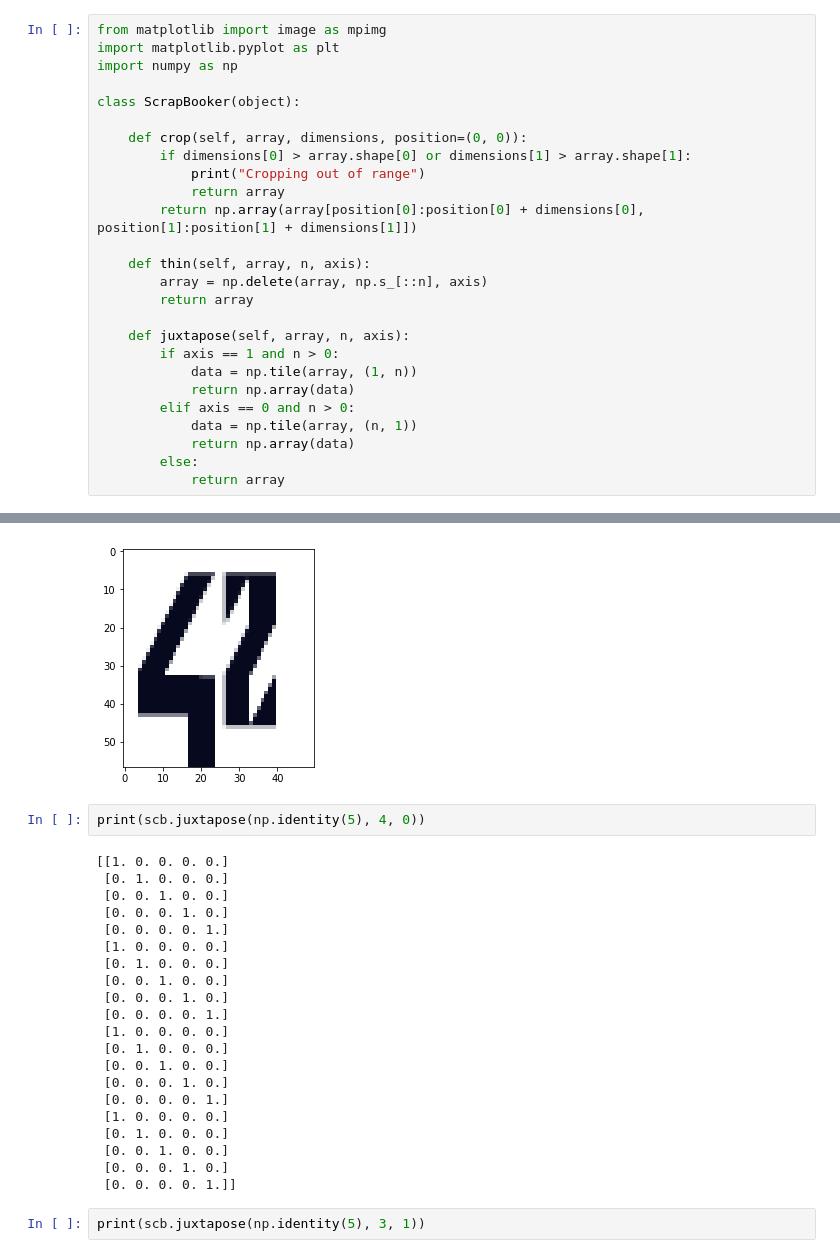
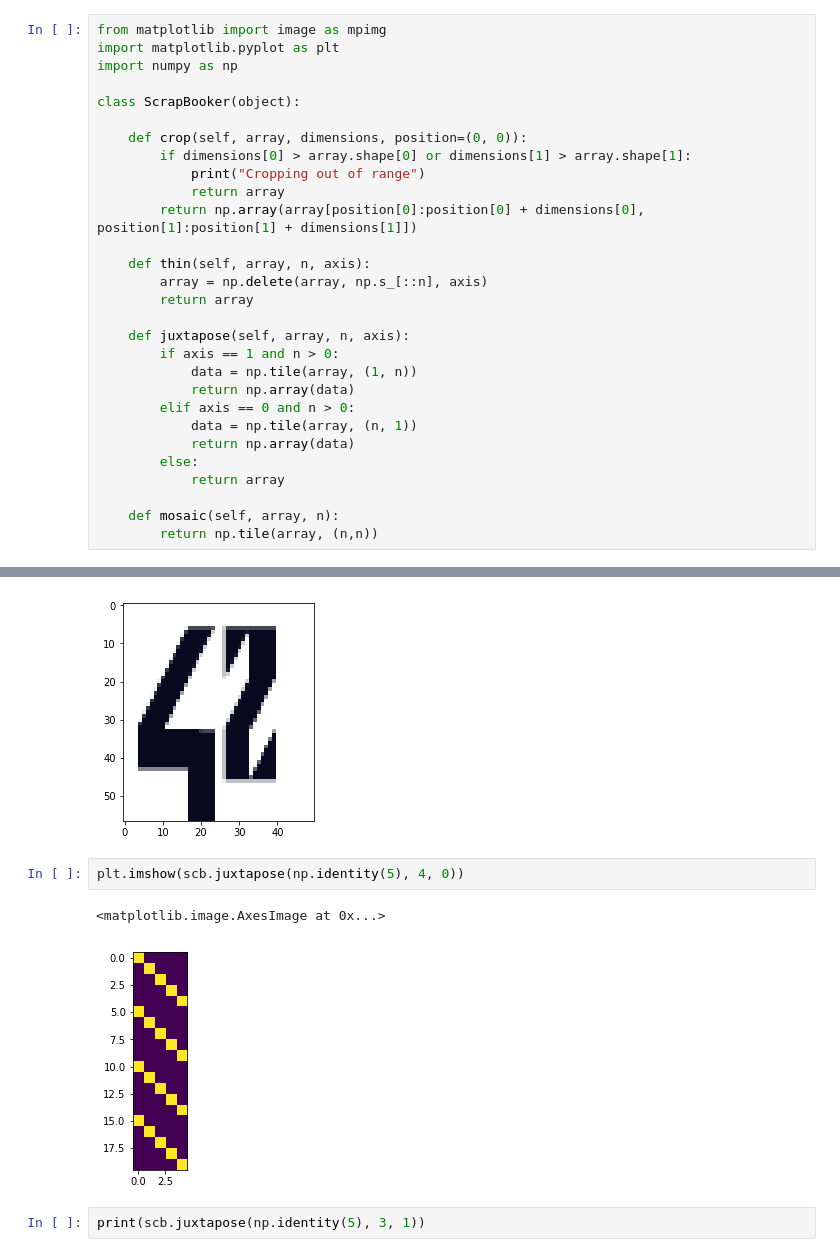
Before and after one commit to d-r-e/bootcamp_python, a Jupyter notebook: day03/ex02/ScrapBooker.ipynb, the cells around one changed output, grey strips where cells are left out. Saved outputs shown, nothing was run; the diff lists cells and outputs as text.

Commit message:
Image manipulation algorithms

```diff
--- a/day03/ex02/ScrapBooker.ipynb
+++ b/day03/ex02/ScrapBooker.ipynb
@@ -24,6 +24,9 @@ class ScrapBooker(object):
             return np.array(data)
         else:
             return array
+
+    def mosaic(self, array, n):
+        return np.tile(array, (n,n))
 # %%
 scb = ScrapBooker()
 data = mpimg.imread("../../assets/logo_v4_noir.png")
@@ -73,28 +76,10 @@ plt.imshow(scb.thin(cropped, 2, 1))
 <matplotlib.image.AxesImage at 0x...>
 [figure]
 # %%
-print(scb.juxtapose(np.identity(5), 4, 0))
+plt.imshow(scb.juxtapose(np.identity(5), 4, 0))
 # %% [output]
-[[1. 0. 0. 0. 0.]
- [0. 1. 0. 0. 0.]
- [0. 0. 1. 0. 0.]
- [0. 0. 0. 1. 0.]
- [0. 0. 0. 0. 1.]
- [1. 0. 0. 0. 0.]
- [0. 1. 0. 0. 0.]
- [0. 0. 1. 0. 0.]
- [0. 0. 0. 1. 0.]
- [0. 0. 0. 0. 1.]
- [1. 0. 0. 0. 0.]
- [0. 1. 0. 0. 0.]
- [0. 0. 1. 0. 0.]
- [0. 0. 0. 1. 0.]
- [0. 0. 0. 0. 1.]
- [1. 0. 0. 0. 0.]
- [0. 1. 0. 0. 0.]
- [0. 0. 1. 0. 0.]
- [0. 0. 0. 1. 0.]
- [0. 0. 0. 0. 1.]]
+<matplotlib.image.AxesImage at 0x...>
+[figure, added]
 # %%
 print(scb.juxtapose(np.identity(5), 3, 1))
 # %% [output]
```
Also changed, not shown: parts of 3 cells of this notebook, 1 other file.
